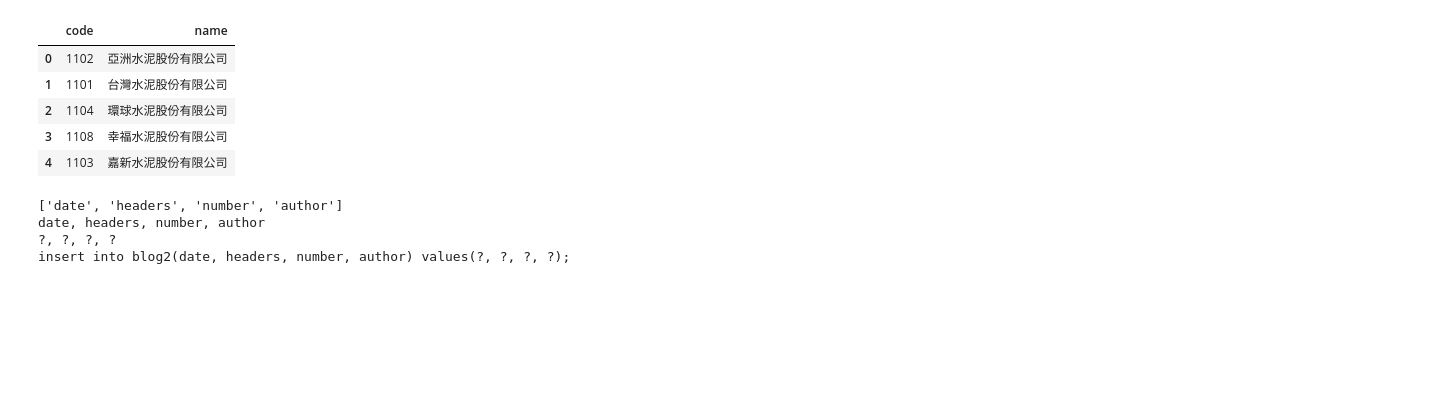
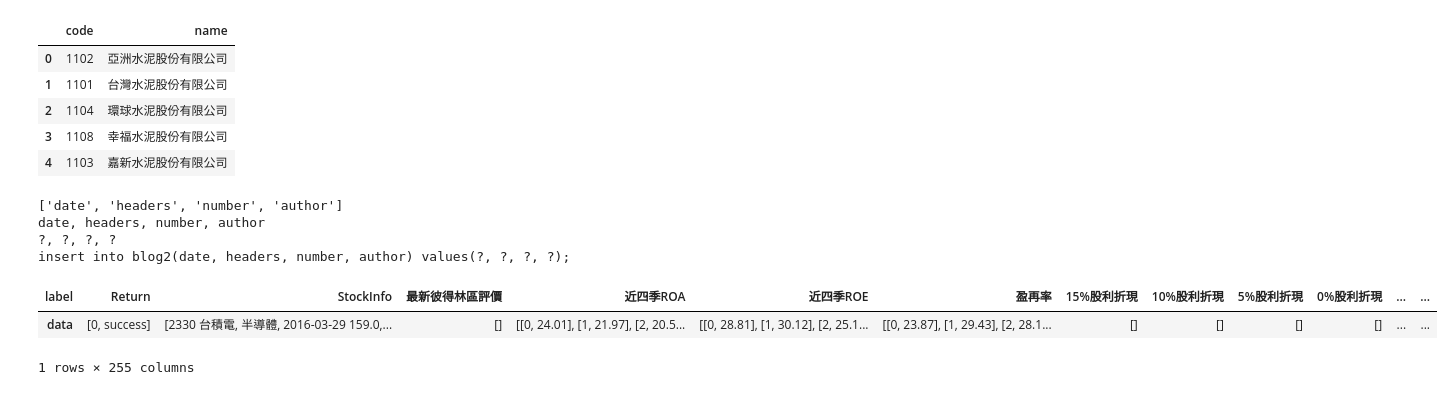
Before and after one commit to ywchiu/pyfinance, a Jupyter notebook: 20160329Demo.ipynb, the cells around one changed output. Saved outputs shown, nothing was run; the diff lists cells and outputs as text; code cells hidden in the pictures; blank space fills up the shorter version.

```diff
--- a/20160329Demo.ipynb
+++ b/20160329Demo.ipynb
@@ -789,3 +789,23 @@ for rec in ary:
     cur.execute(sql.format(columns, placeholders), rec.values())
     con.commit()
 con.close()
+# %%
+import requests
+headers = {
+'X-Requested-With':'XMLHttpRequest',
+'User-Agent':'Mozilla/5.0 (Windows NT 6.1; WOW64) AppleWebKit/537.36 (KHTML, like Gecko) Chrome/49.0.2623.87 Safari/537.36'
+}
+res = requests.get('https://statementdog.com/analysis/analysis_ajax/2330/2011/1/2016/4/1?_=1459235918170', headers = headers)
+#print res.text
+#print res.request.headers
+# %%
+import pandas as pd
+df = pd.read_json(res.text)
+df.columns = df.iloc[1]
+# %%
+df = df.drop('label')
+df
+# %% [output]
+| label | Return | StockInfo | 最新彼得林區評價 | 近四季ROA | 近四季ROE | 盈再率 | 15%股利折現 | 10%股利折現 | 5%股利折現 | 0%股利折現 | ... | ... |
+| data | [0, success] | [2330 台積電, 半導體, 2016-03-29 159.0,... | [] | [[0, 24.01], [1, 21.97], [2, 20.5... | [[0, 28.81], [1, 30.12], [2, 25.1... | [[0, 23.87], [1, 29.43], [2, 28.1... | [] | [] | [] | [] | ... | ... |
+1 rows × 255 columns
```
